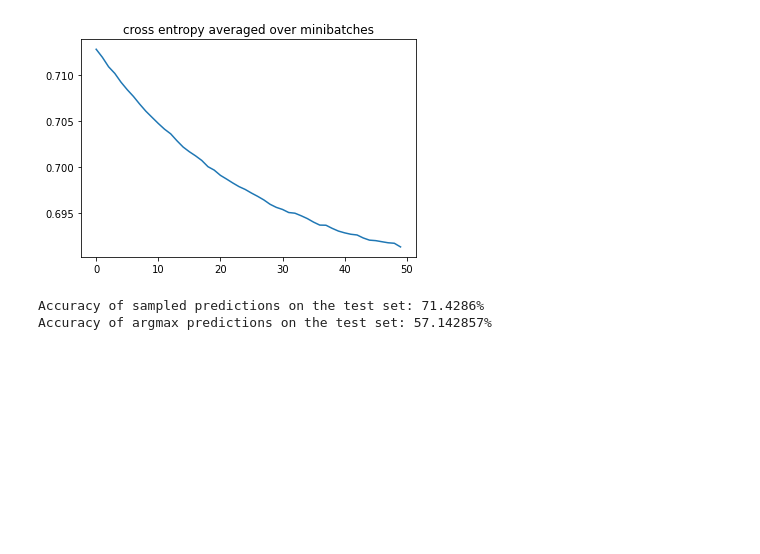
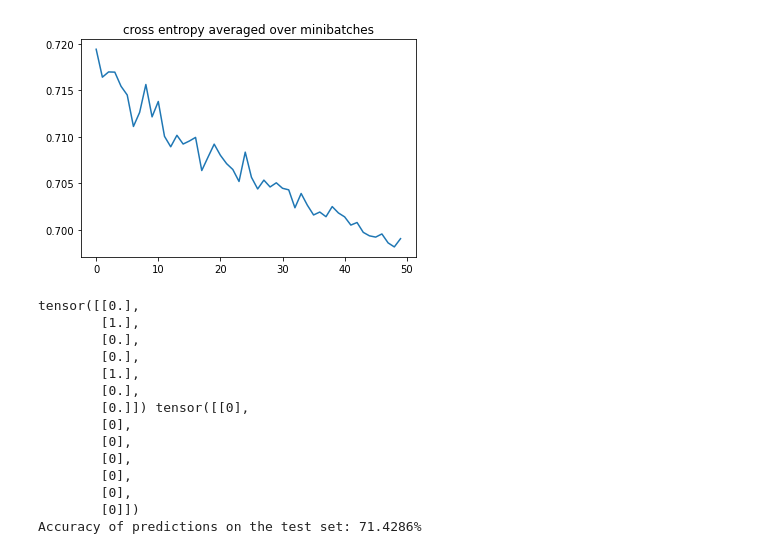
Before and after one commit to NeuroDataDesign/hyppo-2021-2022, a Jupyter notebook: Yingheng_Wang/GNN_baseline.ipynb, the cells around one changed output. Drawn from its saved outputs; the diff is of its cells as text; code cells hidden in the pictures; blank space fills up the shorter version.

```diff
--- a/Yingheng_Wang/GNN_baseline.ipynb
+++ b/Yingheng_Wang/GNN_baseline.ipynb
@@ -6,4 +6,7 @@ import networkx as nx
 dir = './degree/BNU1_fMRI/norm_flag_no/graphs'
 file = open(dir,'rb')
 graphs = pickle.load(file)
-print(len(graphs))
+for i in graphs:
+    for j in i:
+        di = dgl.from_networkx(j)
+        print(di)
@@ -136,7 +212,7 @@ trainset, validset, testset = split_dataset(dataset, shuffle=True)
 from dgl.dataloading import GraphDataLoader
 import torch.optim as optim
 # %%
-data_loader = GraphDataLoader(trainset, batch_size=1, shuffle=True)
+data_loader = GraphDataLoader(trainset, batch_size=16, shuffle=True)
 
 model = GCN_Classifier(1, 16, 2)
 loss_func = nn.CrossEntropyLoss()
@@ -164,13 +240,13 @@ plt.show()
 model.eval()
 # Convert a list of tuples to two lists
 test_X, test_Y = map(list, zip(*testset))
-test_bg = dgl.batch(test_X)
+# test_bg = dgl.batch(test_X)
 test_Y = torch.tensor(test_Y).float().view(-1, 1)
 probs_Y = torch.softmax(model(test_bg), 1)
-sampled_Y = torch.multinomial(probs_Y, 1)
-argmax_Y = torch.max(probs_Y, 1)[1].view(-1, 1)
-print('Accuracy of sampled predictions on the test set: {:.4f}%'.format(
-    (test_Y == sampled_Y.float()).sum().item() / len(test_Y) * 100))
-print('Accuracy of argmax predictions on the test set: {:4f}%'.format(
-    (test_Y == argmax_Y.float()).sum().item() / len(test_Y) * 100))
+pred_Y = torch.argmax(probs_Y, dim=1, keepdim=True)
+# sampled_Y = torch.multinomial(probs_Y, 1)
+# argmax_Y = torch.max(probs_Y, 1)[1].view(-1, 1)
+print(test_Y, pred_Y)
+print('Accuracy of predictions on the test set: {:.4f}%'.format(
+    (test_Y == pred_Y.float()).sum().item() / len(test_Y) * 100))
 # %% [output]
@@ -194,3 +270,15 @@ Epoch 49, loss 0.6913
-[figure, old version]
+[figure, new version]
-Accuracy of sampled predictions on the test set: 71.4286%
-Accuracy of argmax predictions on the test set: 57.142857%
+tensor([[0.],
+        [1.],
+        [0.],
+        [0.],
+        [1.],
+        [0.],
+        [0.]]) tensor([[0],
+        [0],
+        [0],
+        [0],
+        [0],
+        [0],
+        [0]])
+Accuracy of predictions on the test set: 71.4286%
```
Also changed, not shown: parts of 7 cells of this notebook.
